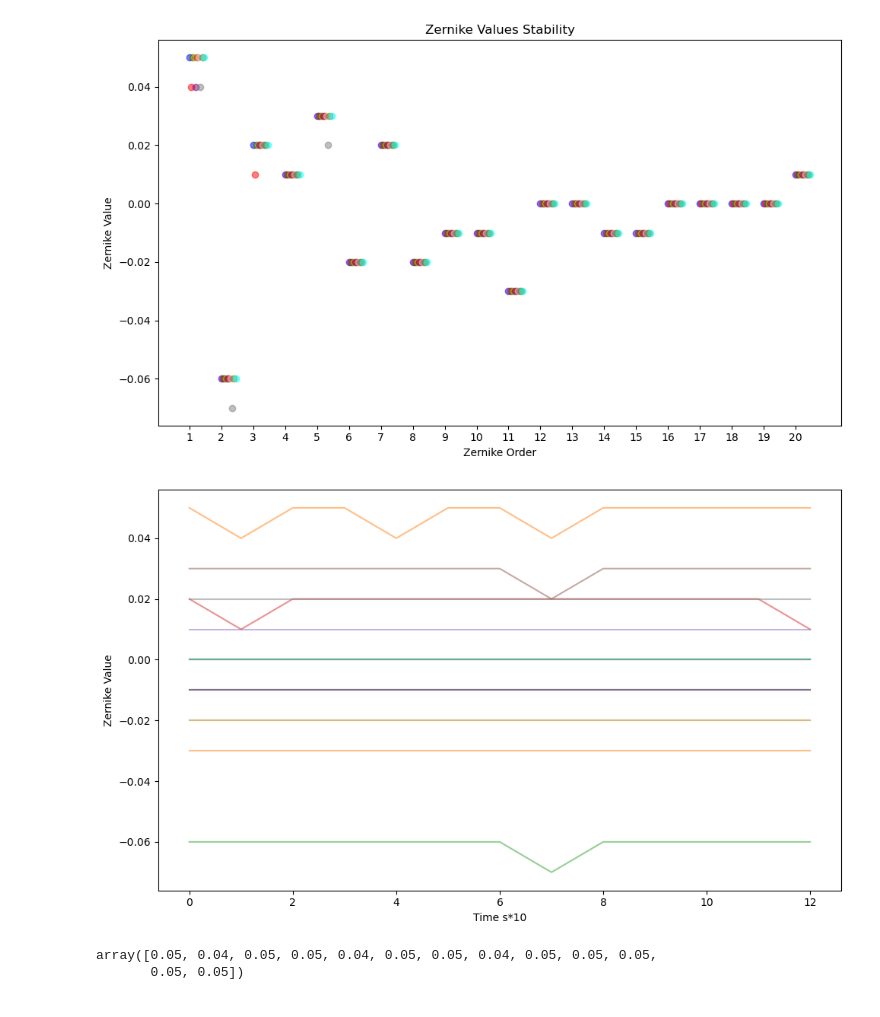
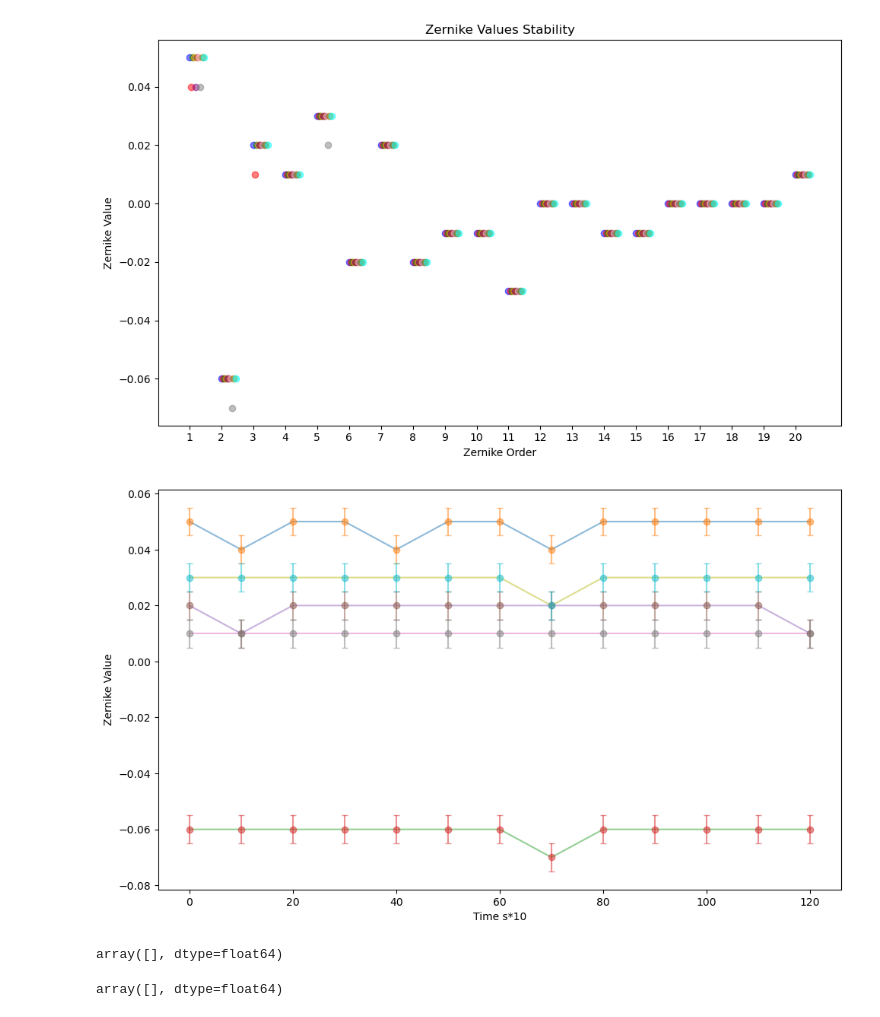
Before and after one commit to Catherine-Lambe/Observational_Instrumental_Lab_WS2627_LMU_Munich, a Jupyter notebook: Exp 1 Adaptive Optics/Data Day 1 20_10_2026/data_processing.ipynb, the cells around one changed output. Saved outputs shown, nothing was run; the diff lists cells and outputs as text; code cells hidden in the pictures.

```diff
--- a/Exp 1 Adaptive Optics/Data Day 1 20_10_2026/data_processing.ipynb
+++ b/Exp 1 Adaptive Optics/Data Day 1 20_10_2026/data_processing.ipynb
@@ -65,16 +65,23 @@ plt.show()
 # %%
 fig = plt.figure(figsize=(10, 6))
 # plt.scatter(task_5_system_stab['Zernike order - compte d\'histogramme'], task_5_system_stab['Zern Value - compte d\'histogramme'], color='blue', label='Zernike Values')
-for ii in range(20):
-    plt.plot(np.array(task_5_system_stab.loc[task_5_system_stab['Zernike order - compte d\'histogramme'] == ii]['Zern Value - compte d\'histogramme']), alpha = 0.5)
+for ii in range(6):
+    if ii > 0:
+        yarr_err = np.array(task_5_system_stab.loc[task_5_system_stab['Zernike order - compte d\'histogramme'] == ii]['Zern Value - compte d\'histogramme'])
+        plt.plot(np.arange(0, len(yarr_err))*10,np.array(task_5_system_stab.loc[task_5_system_stab['Zernike order - compte d\'histogramme'] == ii]['Zern Value - compte d\'histogramme']), alpha = 0.5)
+        # plt.fill_between(x = np.arange(0, 13), y1 = yarr_err+0.005, y2 = yarr_err-0.005, alpha = 0.1)
+        plt.errorbar(np.arange(0, len(yarr_err))*10,yarr_err, yerr = 0.005, alpha = 0.5, fmt = 'o', capsize = 3)
 plt.xlabel('Time s*10')
 plt.ylabel('Zernike Value')
 plt.tight_layout()
 plt.show()
 # %% [output]
-[figure, old version]
+[figure, new version]
 # %%
-np.array(task_5_system_stab.loc[task_5_system_stab['Zernike order - compte d\'histogramme'] == 1]['Zern Value - compte d\'histogramme'])
+np.array(task_5_system_stab.loc[task_5_system_stab['Zernike order - compte d\'histogramme'] == 0]['Zern Value - compte d\'histogramme'])
 # %% [output]
-array([0.05, 0.04, 0.05, 0.05, 0.04, 0.05, 0.05, 0.04, 0.05, 0.05, 0.05,
-       0.05, 0.05])
+array([], dtype=float64)
+# %%
+yarr_err
+# %% [output]
+array([], dtype=float64)
```
